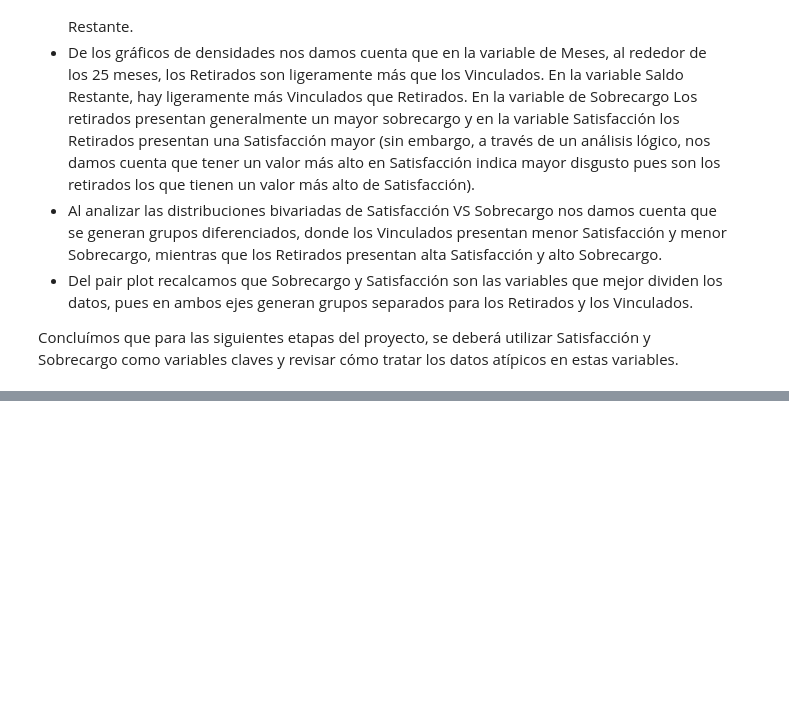
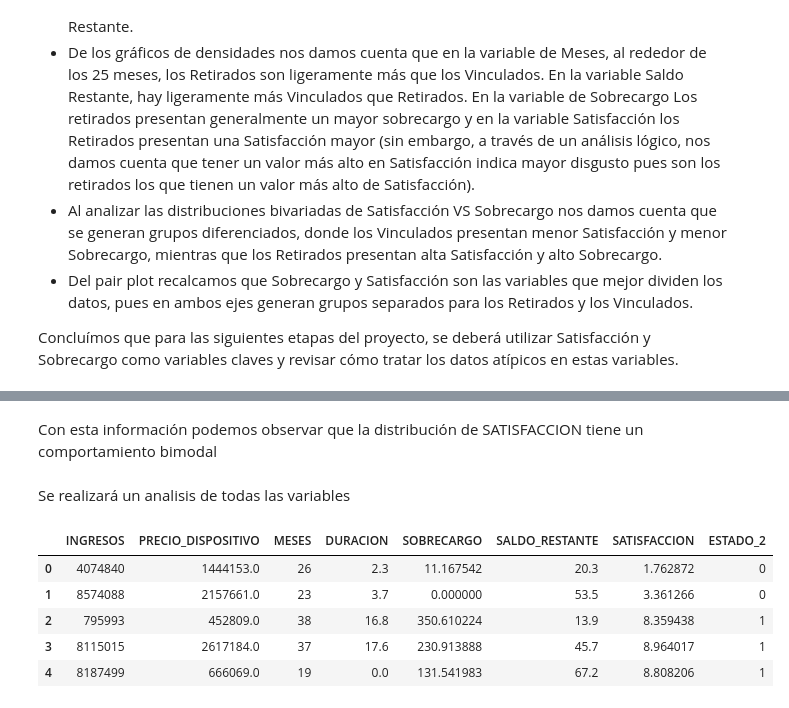
Before and after one commit to JuanDavidBallesteros/Telco-ML, a Jupyter notebook: Proyecto Final.ipynb, the cells around one changed output, grey strips where cells are left out. Saved outputs shown, nothing was run; the diff lists cells and outputs as text; code cells hidden in the pictures; blank space fills up the shorter version.

```diff
--- a/Proyecto Final.ipynb
+++ b/Proyecto Final.ipynb
@@ -311,0 +355,15 @@ Concluímos que para las siguientes etapas del proyecto, se deberá utilizar Sat
+# %% [markdown]
+Con esta información podemos observar que la distribución de SATISFACCION tiene un comportamiento bimodal
+# %% [markdown]
+Se realizará un analisis de todas las variables
+# %%
+list(set(d.dtypes.tolist()))
+df_num = d.select_dtypes(include = ['float64', 'int64'])
+df_num.head()
+# %% [output]
+|  | INGRESOS | PRECIO_DISPOSITIVO | MESES | DURACION | SOBRECARGO | SALDO_RESTANTE | SATISFACCION | ESTADO_2 |
+| 0 | 4074840 | 1444153.0 | 26 | 2.3 | 11.167542 | 20.3 | 1.762872 | 0 |
+| 1 | 8574088 | 2157661.0 | 23 | 3.7 | 0.000000 | 53.5 | 3.361266 | 0 |
+| 2 | 795993 | 452809.0 | 38 | 16.8 | 350.610224 | 13.9 | 8.359438 | 1 |
+| 3 | 8115015 | 2617184.0 | 37 | 17.6 | 230.913888 | 45.7 | 8.964017 | 1 |
+| 4 | 8187499 | 666069.0 | 19 | 0.0 | 131.541983 | 67.2 | 8.808206 | 1 |
```
Also changed, not shown: parts of 8 cells of this notebook.
